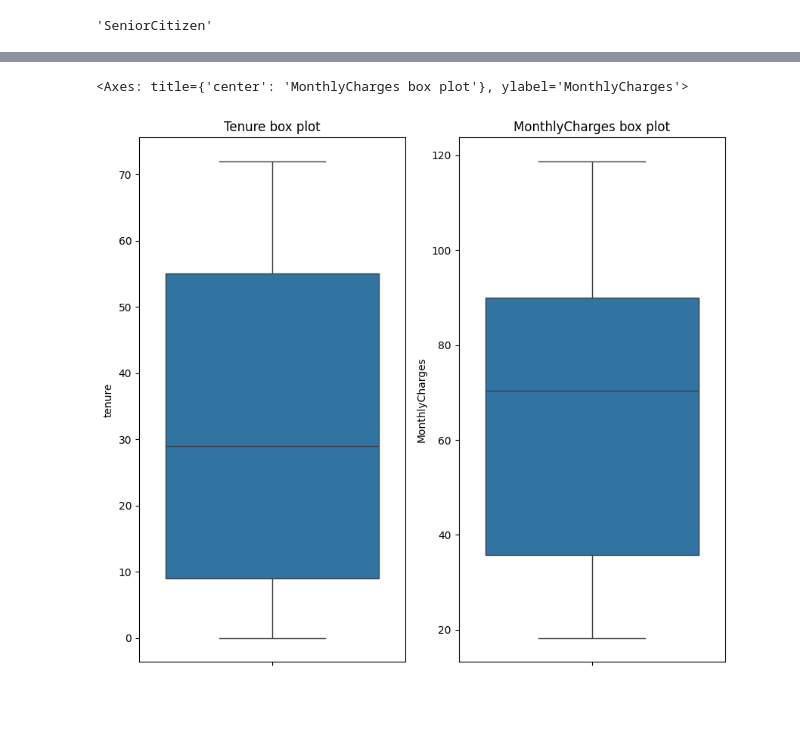
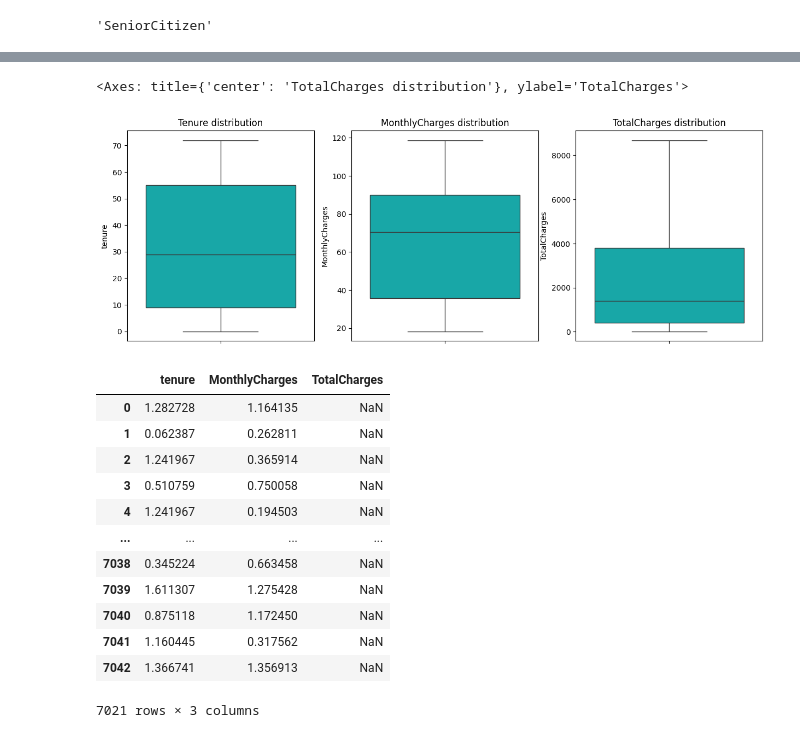
Before and after one commit to cakethehuman/Project-for-linkedin, a Jupyter notebook: Churn/Churn_predict.ipynb, the cells around one changed output, grey strips where cells are left out. Drawn from its saved outputs; the diff is of its cells as text; code cells hidden in the pictures; blank space fills up the shorter version.

```diff
--- a/Churn/Churn_predict.ipynb
+++ b/Churn/Churn_predict.ipynb
@@ -64,6 +64,10 @@ Data columns (total 20 columns):
  19  Churn             7043 non-null   object
 dtypes: float64(1), int64(2), object(17)
 memory usage: 1.1+ MB
+# %%
+df['TotalCharges'] = df['TotalCharges'][ df['TotalCharges'] != ' ']
+# %%
+df['TotalCharges'] = df['TotalCharges'].astype(float)
 # %% [markdown]
 # **2.1 Inspecting for missing values and duplicates**
 ---
@@ -176,14 +189,41 @@ plt.hist(df[num_cols[1]], bins = 30)
 # %%
-plt.figure(figsize=(10,9))
+plt.figure(figsize=(15,5))
 
-plt.subplot(1,2, 1)
-plt.title("Tenure box plot")
-sns.boxplot(df[num_cols[0]])
+plt.subplot(1,3, 1)
+plt.title("Tenure distribution")
+sns.boxplot(df[num_cols[0]],color= 'c')
 
 
-plt.subplot(1,2, 2)
-plt.title('MonthlyCharges box plot')
-sns.boxplot(df[num_cols[1]])
+plt.subplot(1,3, 2)
+plt.title('MonthlyCharges distribution')
+sns.boxplot(df[num_cols[1]], color= 'c')
+
+
+plt.subplot(1,3, 3)
+plt.title('TotalCharges distribution')
+sns.boxplot(df[num_cols[2]], color= 'c')
 # %% [output]
-<Axes: title={'center': 'MonthlyCharges box plot'}, ylabel='MonthlyCharges'>
+<Axes: title={'center': 'TotalCharges distribution'}, ylabel='TotalCharges'>
-[figure, old version]
+[figure, new version]
+# %%
+# Identify outliers in each column with Z-Score.
+from scipy import stats
+
+z_scores = np.abs(stats.zscore(df[num_cols]))
+z_scores_df = pd.DataFrame(z_scores)
+
+z_scores_df
+# %% [output]
+|  | tenure | MonthlyCharges | TotalCharges |
+| 0 | 1.282728 | 1.164135 | NaN |
+| 1 | 0.062387 | 0.262811 | NaN |
+| 2 | 1.241967 | 0.365914 | NaN |
+| 3 | 0.510759 | 0.750058 | NaN |
+| 4 | 1.241967 | 0.194503 | NaN |
+| ... | ... | ... | ... |
+| 7038 | 0.345224 | 0.663458 | NaN |
+| 7039 | 1.611307 | 1.275428 | NaN |
+| 7040 | 0.875118 | 1.172450 | NaN |
+| 7041 | 1.160445 | 0.317562 | NaN |
+| 7042 | 1.366741 | 1.356913 | NaN |
+7021 rows × 3 columns
```
Also changed, not shown: parts of 6 cells of this notebook.
